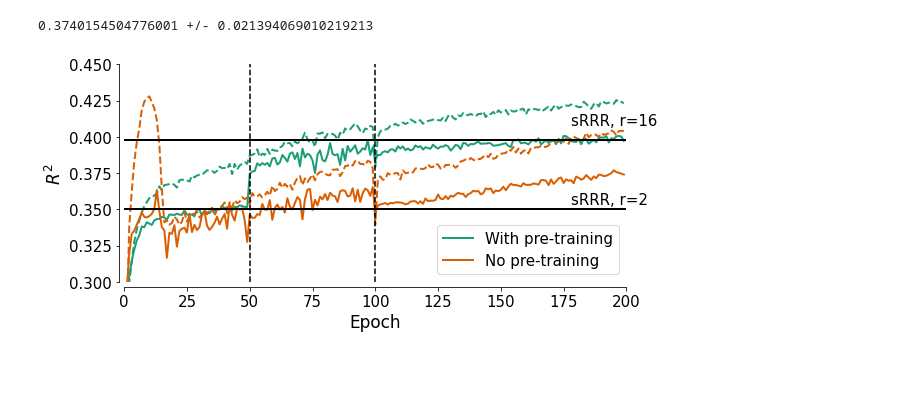
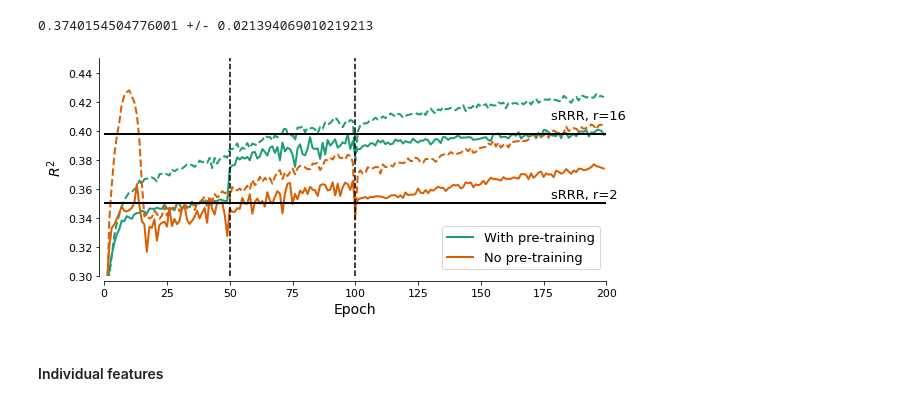
Before and after one commit to ybernaerts/PhD_thesis, a Jupyter notebook: sbnn.ipynb, the cells around one changed output. Saved outputs shown, nothing was run; the diff lists cells and outputs as text; code cells hidden in the pictures; blank space fills up the shorter version.

```diff
--- a/sbnn.ipynb
+++ b/sbnn.ipynb
@@ -74,40 +79,41 @@ print(np.mean(r2_straight_regr_hist,axis=0)[0,0,-1], '+/-', np.std(r2_straight_r
 # %%
 # All together in one plot
 linewidth = 2
 #sns_styleset()
 
 epochs_used=200
-fig, ax3 = plt.subplots(1,1,figsize=(9,4))
-ax3.plot(range(epochs_used), np.mean(r2_freeze_unfreeze_hist_tr, axis=(0))[2,0,:], \
+fig, ax = plt.subplots(1,1,figsize=(9,4))
+ax.plot(range(epochs_used), np.mean(r2_freeze_unfreeze_hist_tr, axis=(0))[2,0,:], \
          '--', c = '#1b9e77', linewidth=linewidth)
-ax3.plot(range(epochs_used), np.mean(r2_freeze_unfreeze_hist, axis=(0))[2,0,:], \
+ax.plot(range(epochs_used), np.mean(r2_freeze_unfreeze_hist, axis=(0))[2,0,:], \
          c = '#1b9e77', linewidth=linewidth, label='With pre-training')
-ax3.plot(range(epochs_used), np.mean(r2_straight_regr_hist_tr, axis=(0))[0,0,:], \
+ax.plot(range(epochs_used), np.mean(r2_straight_regr_hist_tr, axis=(0))[0,0,:], \
          '--', c = '#d95f02', linewidth=linewidth)
-ax3.plot(range(epochs_used), np.mean(r2_straight_regr_hist, axis=(0))[0,0,:], \
+ax.plot(range(epochs_used), np.mean(r2_straight_regr_hist, axis=(0))[0,0,:], \
          c = '#d95f02', linewidth=linewidth, label='No pre-training')
-ax3.hlines(r_rank16_r[np.isclose(n_rank16, 25, atol=3)], xmin = 0, xmax = epochs_used, \
+ax.hlines(r_rank16_r[np.isclose(n_rank16, 25, atol=3)], xmin = 0, xmax = epochs_used, \
             colors = np.array([0, 0, 0])/256, linewidth=linewidth)
-ax3.hlines(r_rank2_r[np.isclose(n_rank2, 25, atol=3)], xmin = 0, xmax = epochs_used, \
+ax.hlines(r_rank2_r[np.isclose(n_rank2, 25, atol=3)], xmin = 0, xmax = epochs_used, \
             colors = np.array([0, 0, 0])/256, linewidth=linewidth)
-ax3.set_ylim([0.3,0.45])
-ax3.set_xlim([0,200])
-ax3.set_xticks(np.arange(0, 225, 25))
-ax3.annotate('sRRR, r=16', (178, r_rank16_r[np.isclose(n_rank16, 25, atol=3)]+0.01), fontsize=15)
-ax3.annotate('sRRR, r=2', (178, r_rank2_r[np.isclose(n_rank2, 25, atol=3)]+0.003), fontsize=15)
-#ax3.set_title('Bottleneck neural network', fontsize = 19, y=1.02)
-ax3.set_xlabel('Epoch', fontsize = 17)
-ax3.set_ylabel(r'$R^2$', fontsize = 17)
-ax3.tick_params(axis='both', which='major', labelsize=15)
-ax3.tick_params(axis='both', which='minor', labelsize=15)
-ax3.legend(loc='lower right', fontsize=15)
-ax3.vlines(x=50, ymin=ax3.get_ylim()[0], ymax=ax3.get_ylim()[1], linestyles='dashed', color='black')
-ax3.vlines(x=100, ymin=ax3.get_ylim()[0], ymax=ax3.get_ylim()[1], linestyles='dashed', color='black')
+ax.set_ylim([0.3,0.45])
+ax.set_xlim([0,200])
+ax.set_xticks(np.arange(0, 225, 25))
+ax.annotate('sRRR, r=16', (178, r_rank16_r[np.isclose(n_rank16, 25, atol=3)]+0.01), fontsize=13)
+ax.annotate('sRRR, r=2', (178, r_rank2_r[np.isclose(n_rank2, 25, atol=3)]+0.003), fontsize=13)
+ax.set_xlabel('Epoch', fontsize = 14)
+ax.set_ylabel(r'$R^2$', fontsize = 14)
+ax.tick_params(axis='both', which='major', labelsize=11)
+ax.tick_params(axis='both', which='minor', labelsize=11)
+ax.legend(loc='lower right', fontsize=13)
+ax.vlines(x=50, ymin=ax.get_ylim()[0], ymax=ax.get_ylim()[1], linestyles='dashed', color='black')
+ax.vlines(x=100, ymin=ax.get_ylim()[0], ymax=ax.get_ylim()[1], linestyles='dashed', color='black')
 sns.despine()
 
-adjust_spines(ax3, ["bottom", "left"])
+adjust_spines(ax, ["bottom", "left"])
 
 plt.savefig('figures/sBNN_training_curves.pdf', bbox_inches='tight',
     pad_inches=0.15)
 # %% [output]
-[figure, old version]
+[figure, new version]
+# %% [markdown]
+#### Individual features
```
Also changed, not shown: parts of 9 cells of this notebook, 11 other files.
